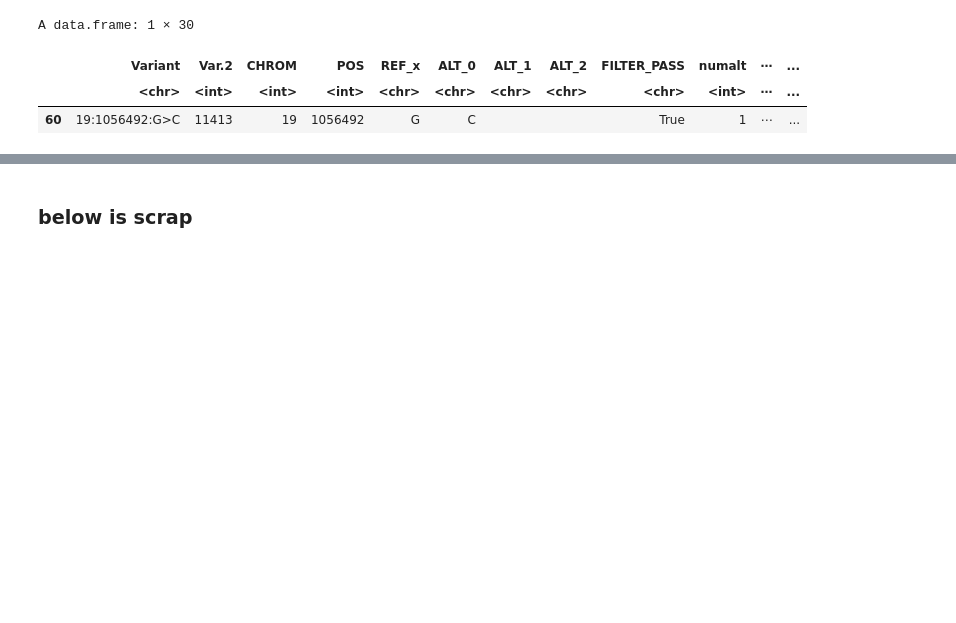
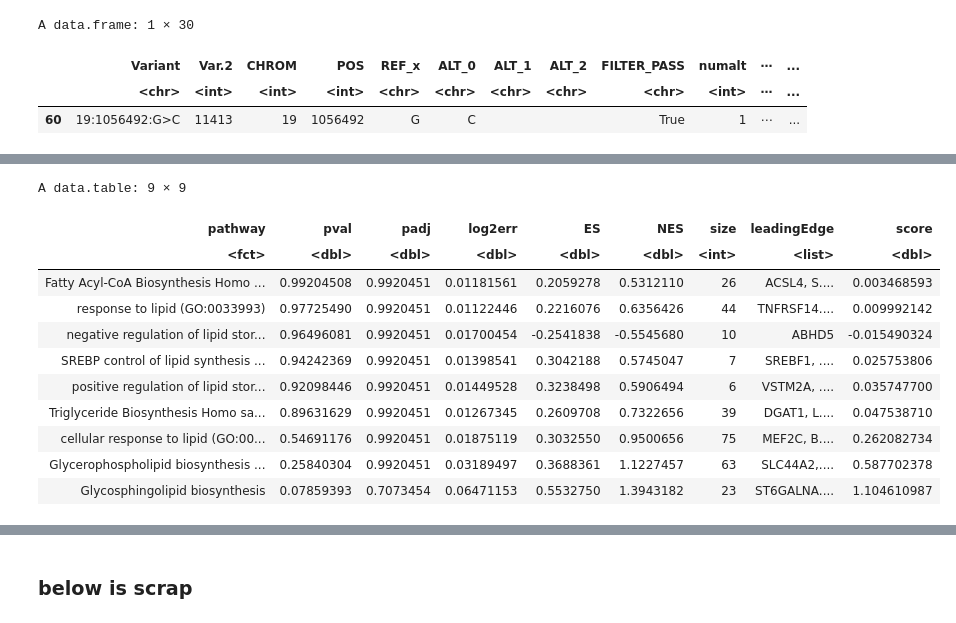
Before and after one commit to djunamay/ABCA7lof2, a Jupyter notebook: notebooks/common_variant_analysis.ipynb, the cells around one changed output, grey strips where cells are left out. Saved outputs shown, nothing was run; the diff lists cells and outputs as text; code cells hidden in the pictures; blank space fills up the shorter version.

```diff
--- a/notebooks/common_variant_analysis.ipynb
+++ b/notebooks/common_variant_analysis.ipynb
@@ -186,0 +255,8 @@ A data.frame: 1 × 30
+# %%
+mod1 <- model.matrix(~grp + amyloid +nft + msex + age_death + apoe + pmi + seq_batch + niareagansc, data = m_22)
+mod0 <- model.matrix(~ amyloid +nft + msex + age_death + apoe + pmi + seq_batch + niareagansc, data = m_22)
+
+out = compute_degs(c, mod1, mod0, 'grp')
+curr = out$res1
+scores = sign(curr$logFC) * -log10(curr$P.Value)
+names(scores) = rownames(curr)
@@ -186,0 +321,26 @@ A data.frame: 1 × 30
+# %%
+# specific paths
+pathways = readRDS('../../ABCA7lof/processed_data/pathway_databases/pathways.rds')$all_paths
+
+o = get_gset_names_by_category(c('lipid biosynthesis', 'lipid storage', 'lipid synthesis', 'response to lipid', 'Fatty Acyl-CoA Biosynthesis', 'Triglyceride Biosynthesis'), names(pathways))
+temp2 = pathways[o]
+# %%
+o = fgsea(pathways = temp2, stats = scores, minSize = 5, maxSize = 1000, nproc=1, nPermSimple=10000)
+o = o[order(o$pval,decreasing=T),]
+o$score = sign(o$NES) * -log10(o$pval)
+o$pathway = factor(o$pathway, levels = o$pathway)
+# %%
+o
+# %% [output]
+A data.table: 9 × 9
+| pathway | pval | padj | log2err | ES | NES | size | leadingEdge | score |
+| <fct> | <dbl> | <dbl> | <dbl> | <dbl> | <dbl> | <int> | <list> | <dbl> |
+| Fatty Acyl-CoA Biosynthesis Homo ... | 0.99204508 | 0.9920451 | 0.01181561 | 0.2059278 | 0.5312110 | 26 | ACSL4, S.... | 0.003468593 |
+| response to lipid (GO:0033993) | 0.97725490 | 0.9920451 | 0.01122446 | 0.2216076 | 0.6356426 | 44 | TNFRSF14.... | 0.009992142 |
+| negative regulation of lipid stor... | 0.96496081 | 0.9920451 | 0.01700454 | -0.2541838 | -0.5545680 | 10 | ABHD5 | -0.015490324 |
+| SREBP control of lipid synthesis ... | 0.94242369 | 0.9920451 | 0.01398541 | 0.3042188 | 0.5745047 | 7 | SREBF1, .... | 0.025753806 |
+| positive regulation of lipid stor... | 0.92098446 | 0.9920451 | 0.01449528 | 0.3238498 | 0.5906494 | 6 | VSTM2A, .... | 0.035747700 |
+| Triglyceride Biosynthesis Homo sa... | 0.89631629 | 0.9920451 | 0.01267345 | 0.2609708 | 0.7322656 | 39 | DGAT1, L.... | 0.047538710 |
+| cellular response to lipid (GO:00... | 0.54691176 | 0.9920451 | 0.01875119 | 0.3032550 | 0.9500656 | 75 | MEF2C, B.... | 0.262082734 |
+| Glycerophospholipid biosynthesis ... | 0.25840304 | 0.9920451 | 0.03189497 | 0.3688361 | 1.1227457 | 63 | SLC44A2,.... | 0.587702378 |
+| Glycosphingolipid biosynthesis | 0.07859393 | 0.7073454 | 0.06471153 | 0.5532750 | 1.3943182 | 23 | ST6GALNA.... | 1.104610987 |
```
Also changed, not shown: parts of 45 cells of this notebook.
